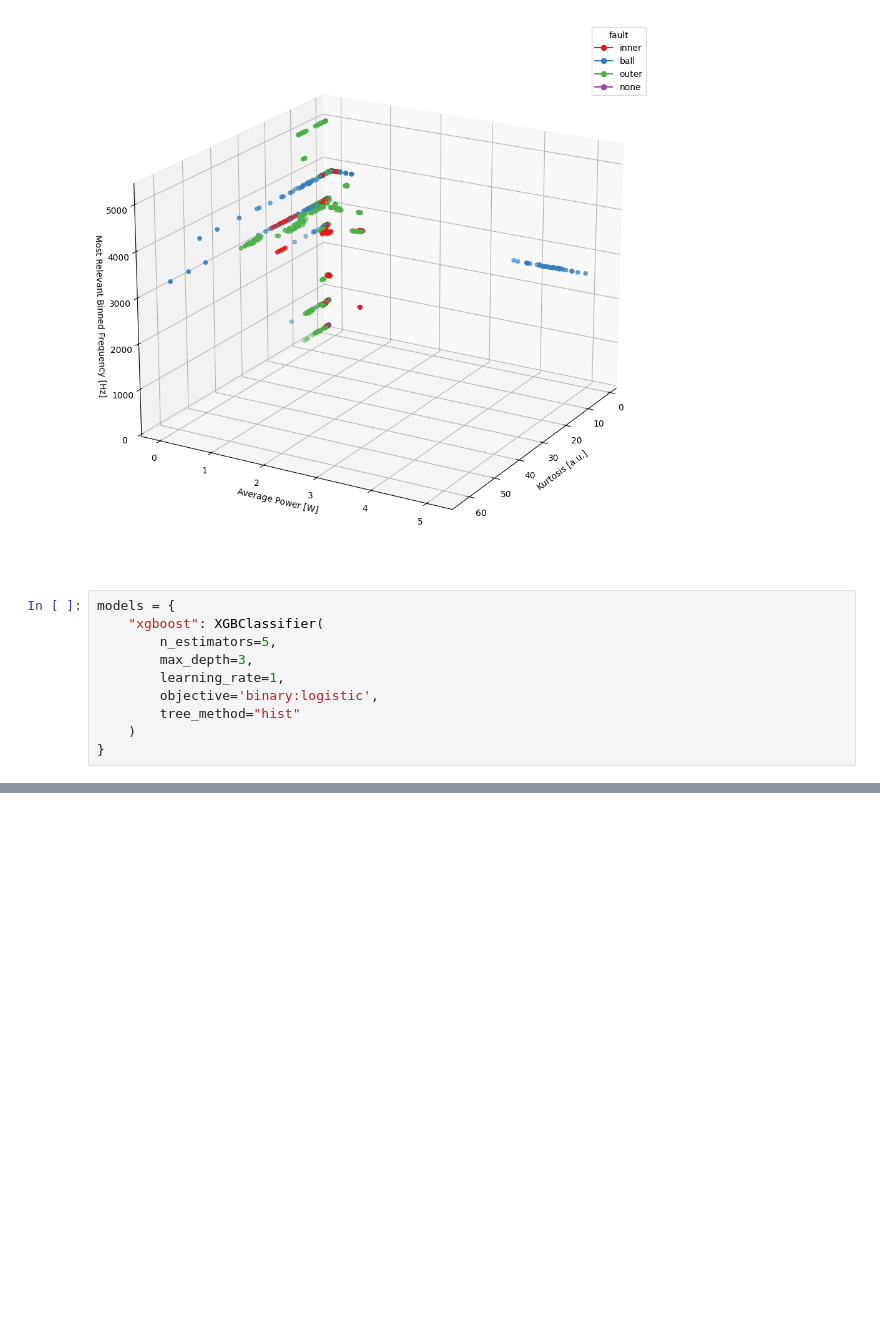
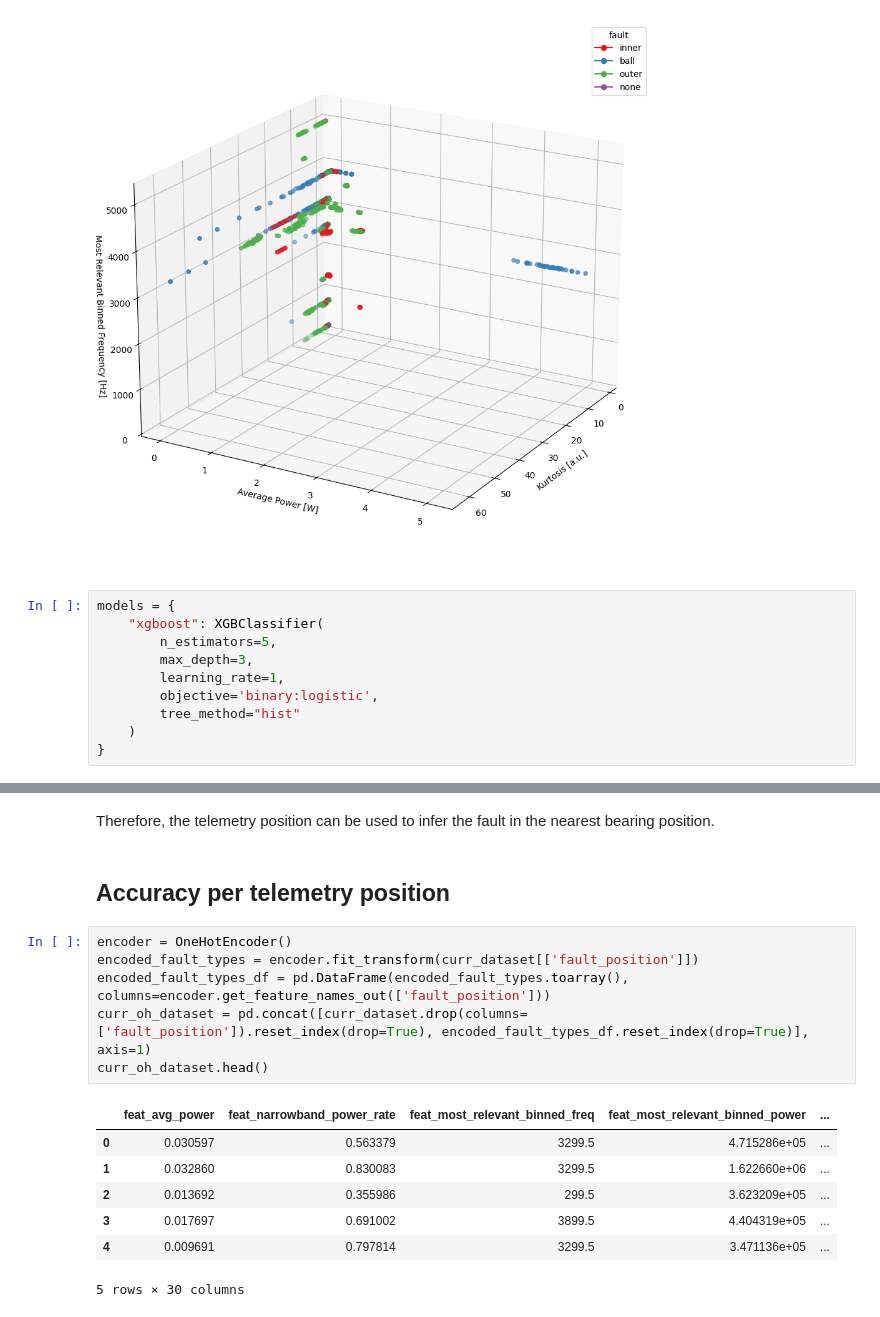
Before and after one commit to Leomares/crwu-fault-detection, a Jupyter notebook: notebooks/model-training.ipynb, the cells around one changed output, grey strips where cells are left out. Drawn from its saved outputs; the diff is of its cells as text; blank space fills up the shorter version.

```diff
--- a/notebooks/model-training.ipynb
+++ b/notebooks/model-training.ipynb
@@ -329,0 +415,18 @@ Detect the position from different telemetry positions.
+# %% [markdown]
+Therefore, the telemetry position can be used to infer the fault in the nearest bearing position.
+# %% [markdown]
+## Accuracy per telemetry position
+# %%
+encoder = OneHotEncoder()
+encoded_fault_types = encoder.fit_transform(curr_dataset[['fault_position']])
+encoded_fault_types_df = pd.DataFrame(encoded_fault_types.toarray(), columns=encoder.get_feature_names_out(['fault_position']))
+curr_oh_dataset = pd.concat([curr_dataset.drop(columns=['fault_position']).reset_index(drop=True), encoded_fault_types_df.reset_index(drop=True)], axis=1)
+curr_oh_dataset.head()
+# %% [output]
+|  | feat_avg_power | feat_narrowband_power_rate | feat_most_relevant_binned_freq | feat_most_relevant_binned_power | ... |
+| 0 | 0.030597 | 0.563379 | 3299.5 | 4.715286e+05 | ... |
+| 1 | 0.032860 | 0.830083 | 3299.5 | 1.622660e+06 | ... |
+| 2 | 0.013692 | 0.355986 | 299.5 | 3.623209e+05 | ... |
+| 3 | 0.017697 | 0.691002 | 3899.5 | 4.404319e+05 | ... |
+| 4 | 0.009691 | 0.797814 | 3299.5 | 3.471136e+05 | ... |
+5 rows × 30 columns
```
Also changed, not shown: parts of 37 cells of this notebook, 5 other files.
